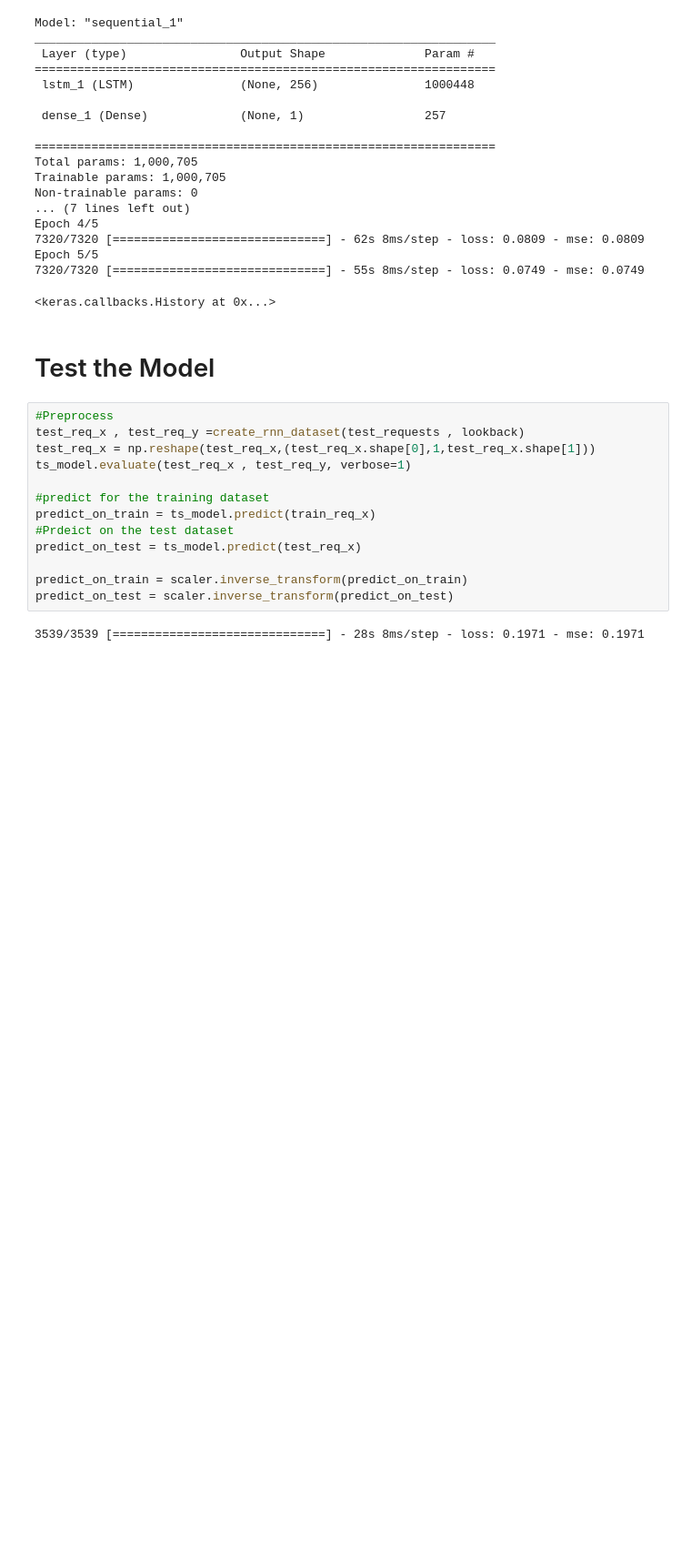
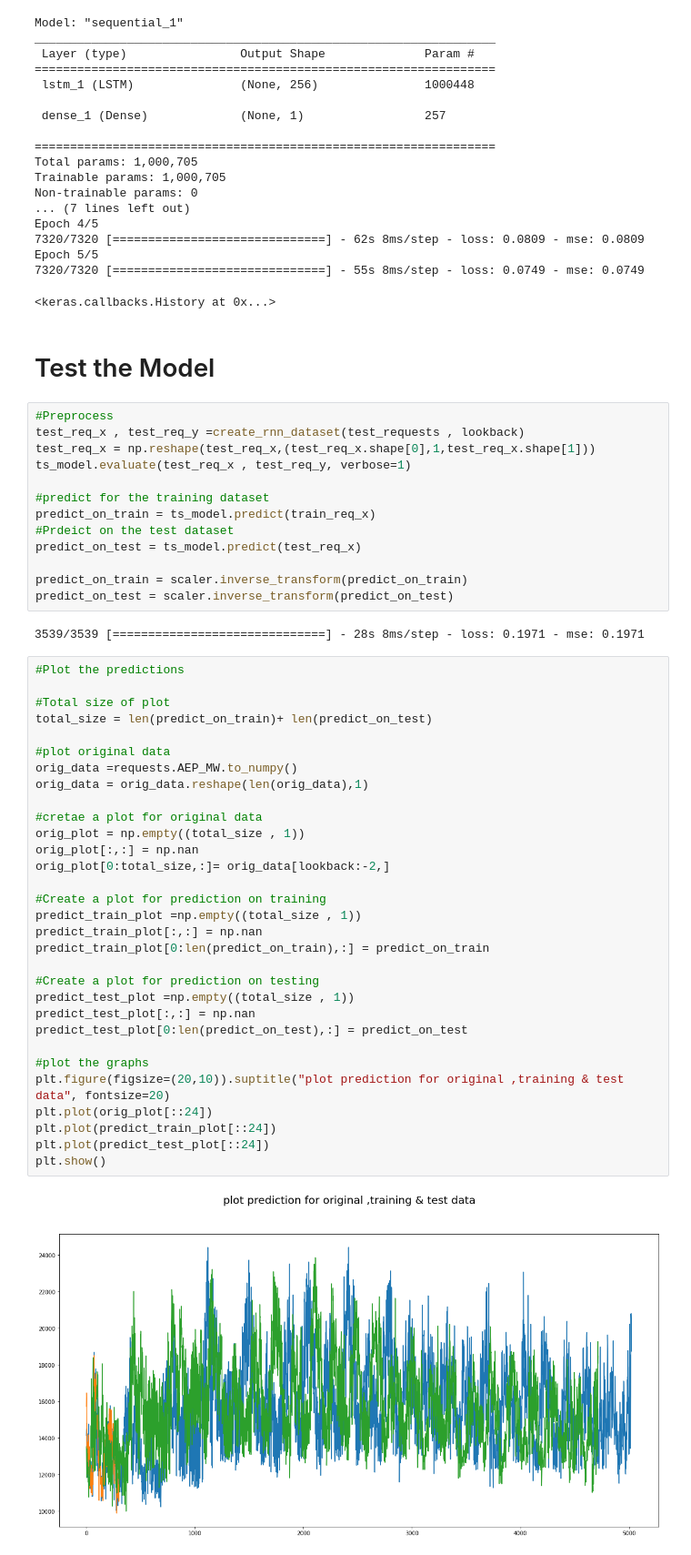
Before and after one commit to dhanushka365/SLEnergyConsumptionPrediction, a Jupyter notebook: EP_testv1.ipynb, the cells around one changed output. Shown at 91% size. Cells and saved outputs as stored; diff of their text form; blank space fills up the shorter version.

```diff
--- a/EP_testv1.ipynb
+++ b/EP_testv1.ipynb
@@ -182,3 +182,36 @@ predict_on_train = scaler.inverse_transform(predict_on_train)
 predict_on_test = scaler.inverse_transform(predict_on_test)
 # %% [output]
 3539/3539 [==============================] - 28s 8ms/step - loss: 0.1971 - mse: 0.1971
+# %%
+#Plot the predictions
+
+#Total size of plot
+total_size = len(predict_on_train)+ len(predict_on_test)
+
+#plot original data
+orig_data =requests.AEP_MW.to_numpy()
+orig_data = orig_data.reshape(len(orig_data),1)
+
+#cretae a plot for original data
+orig_plot = np.empty((total_size , 1))
+orig_plot[:,:] = np.nan
+orig_plot[0:total_size,:]= orig_data[lookback:-2,]
+
+#Create a plot for prediction on training
+predict_train_plot =np.empty((total_size , 1))
+predict_train_plot[:,:] = np.nan
+predict_train_plot[0:len(predict_on_train),:] = predict_on_train
+
+#Create a plot for prediction on testing
+predict_test_plot =np.empty((total_size , 1))
+predict_test_plot[:,:] = np.nan
+predict_test_plot[0:len(predict_on_test),:] = predict_on_test
+
+#plot the graphs
+plt.figure(figsize=(20,10)).suptitle("plot prediction for original ,training & test data", fontsize=20)
+plt.plot(orig_plot[::24])
+plt.plot(predict_train_plot[::24])
+plt.plot(predict_test_plot[::24])
+plt.show()
+# %% [output]
+[figure, added]
```
